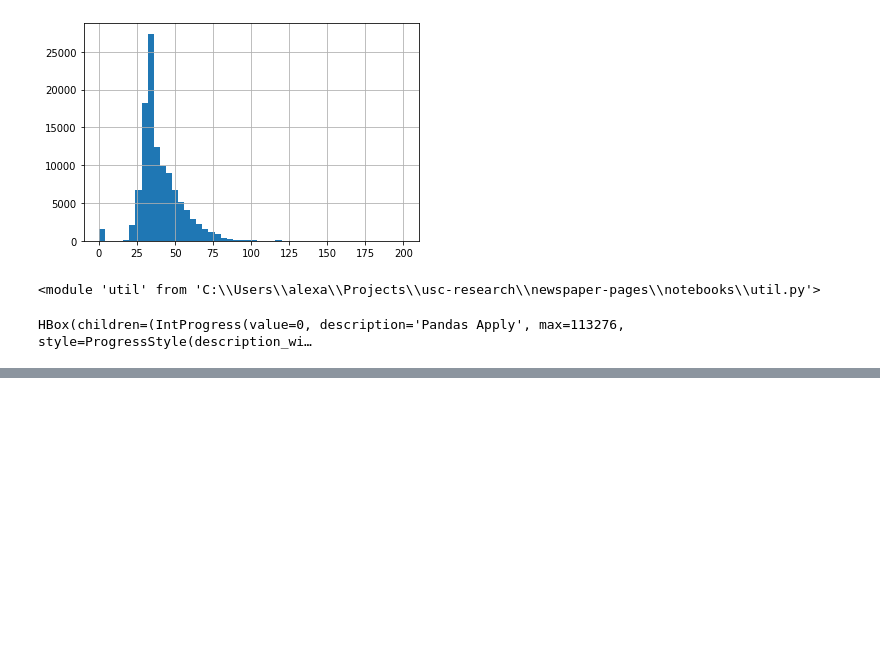
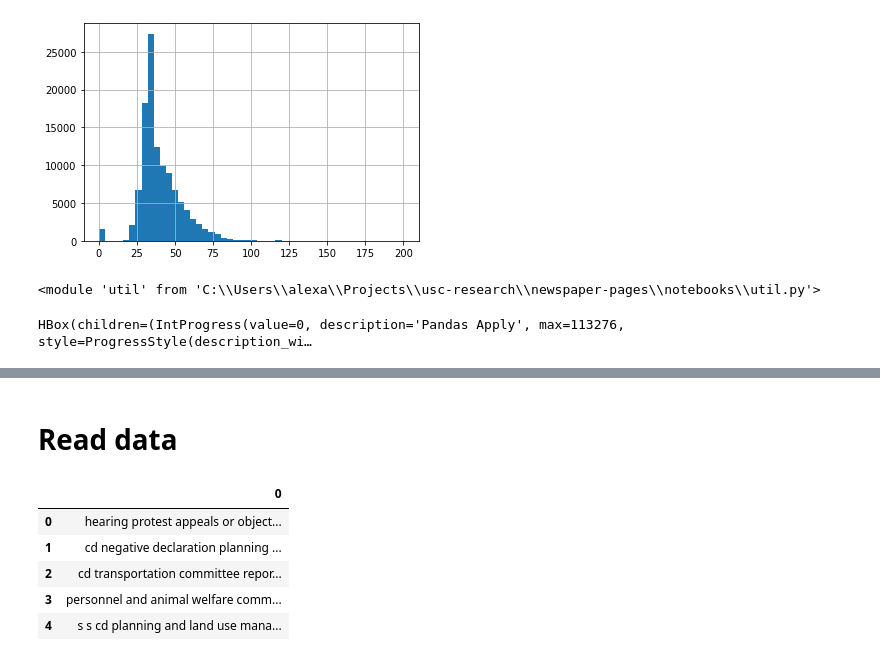
Before and after one commit to alex2awesome/newspaper-pages, a Jupyter notebook: notebooks/2019-09-01__city-council-meetings.ipynb, the cells around one changed output, grey strips where cells are left out. Drawn from its saved outputs; the diff is of its cells as text; code cells hidden in the pictures; blank space fills up the shorter version.

```diff
--- a/notebooks/2019-09-01__city-council-meetings.ipynb
+++ b/notebooks/2019-09-01__city-council-meetings.ipynb
@@ -93,0 +247,2 @@ all_meetings_dfs.to_csv("../council_meetings/processed_council_meetings.csv")
+# %% [markdown]
+# Read data
@@ -93,0 +251,9 @@ all_meetings_dfs.to_csv("../council_meetings/processed_council_meetings.csv")
+# %%
+pd.read_csv('../council_meetings/data.tsv', sep='\t', header=-1).head()
+# %% [output]
+|  | 0 |
+| 0 | hearing protest appeals or object... |
+| 1 | cd negative declaration planning ... |
+| 2 | cd transportation committee repor... |
+| 3 | personnel and animal welfare comm... |
+| 4 | s s cd planning and land use mana... |
```
Also changed, not shown: parts of 21 cells of this notebook, 22 other files.
